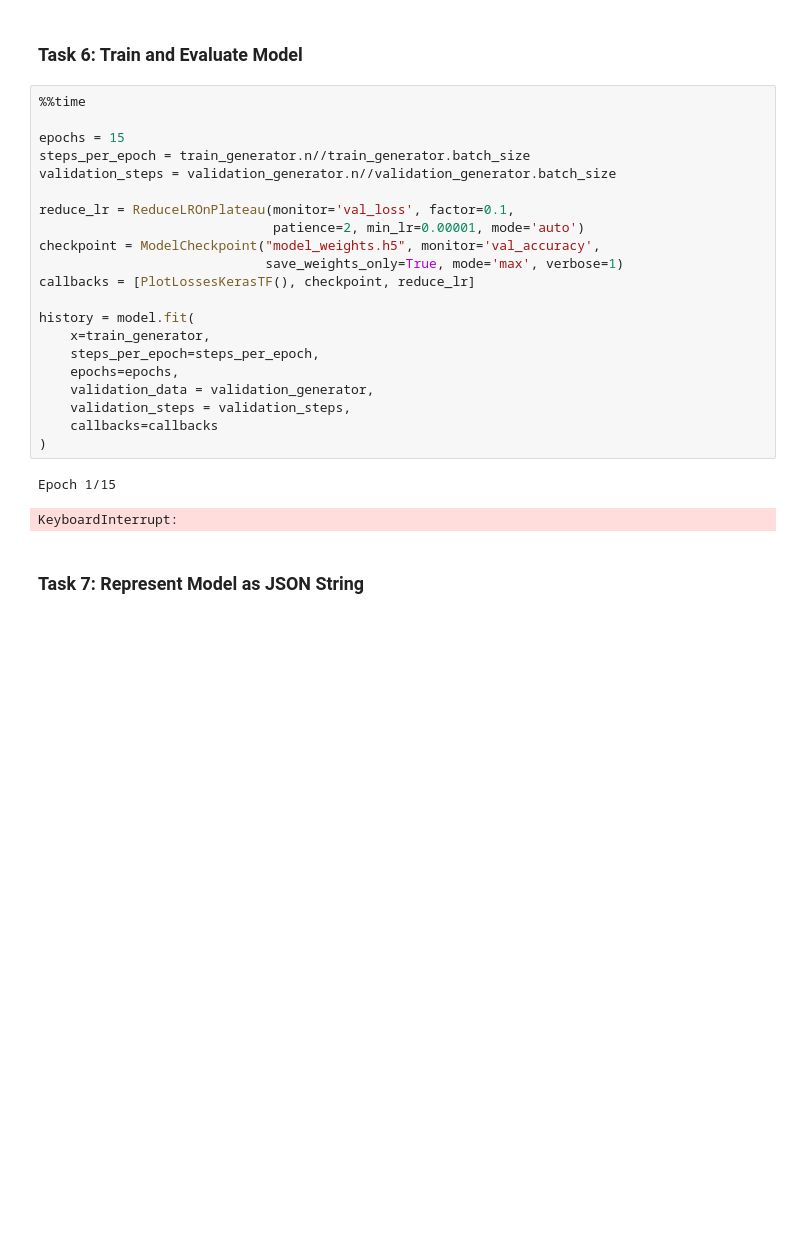
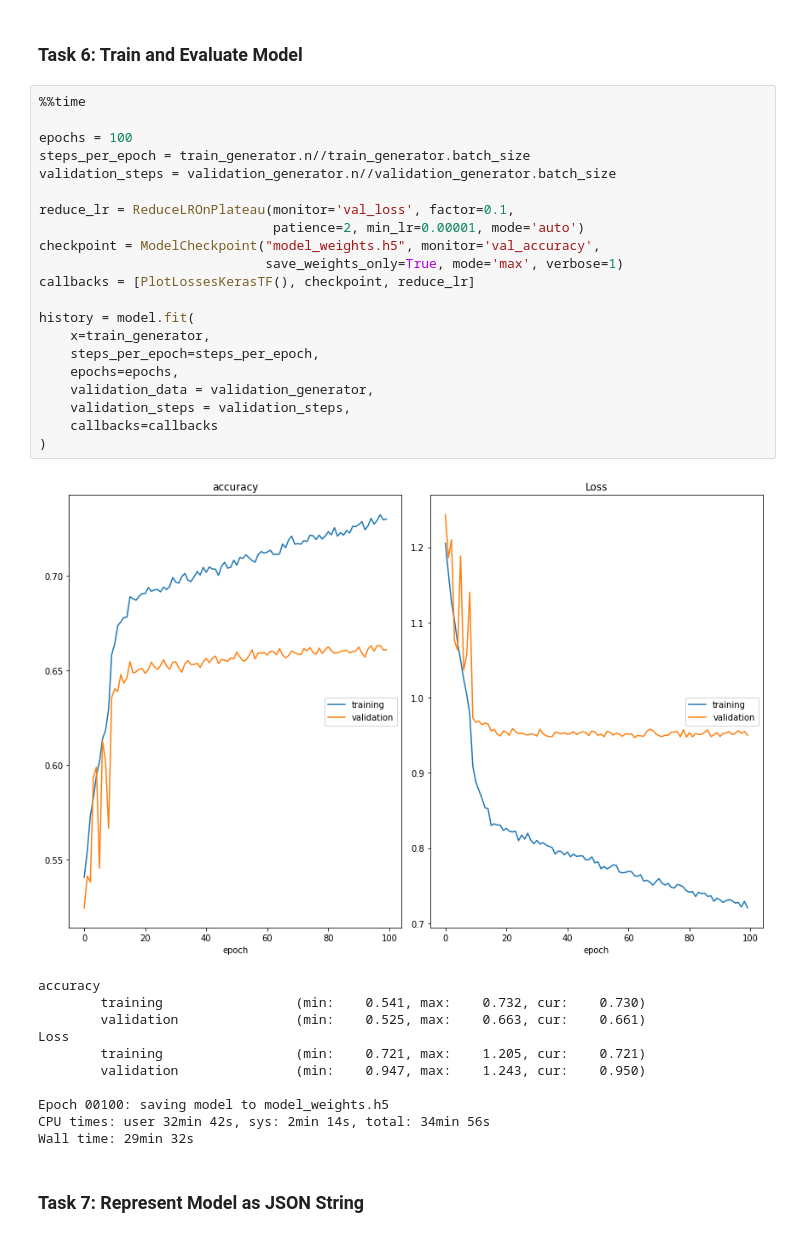
Before and after one commit to manthan1610/Facial-Expression-Recognition, a Jupyter notebook: Facial_Expression_Training.ipynb, the cells around one changed output. Drawn from its saved outputs; the diff is of its cells as text; blank space fills up the shorter version.

Commit message:
Train to 100epoch

```diff
--- a/Facial_Expression_Training.ipynb
+++ b/Facial_Expression_Training.ipynb
@@ -143,27 +178,36 @@ _________________________________________________________________
 # %%
 %%time
 
-epochs = 15
+epochs = 100
 steps_per_epoch = train_generator.n//train_generator.batch_size
 validation_steps = validation_generator.n//validation_generator.batch_size
 
 reduce_lr = ReduceLROnPlateau(monitor='val_loss', factor=0.1,
                               patience=2, min_lr=0.00001, mode='auto')
 checkpoint = ModelCheckpoint("model_weights.h5", monitor='val_accuracy',
                              save_weights_only=True, mode='max', verbose=1)
 callbacks = [PlotLossesKerasTF(), checkpoint, reduce_lr]
 
 history = model.fit(
     x=train_generator,
     steps_per_epoch=steps_per_epoch,
     epochs=epochs,
     validation_data = validation_generator,
     validation_steps = validation_steps,
     callbacks=callbacks
 )
 # %% [output]
+[figure, added]
-Epoch 1/15
+accuracy
+        training                 (min:    0.541, max:    0.732, cur:    0.730)
+        validation               (min:    0.525, max:    0.663, cur:    0.661)
+Loss
+        training                 (min:    0.721, max:    1.205, cur:    0.721)
+        validation               (min:    0.947, max:    1.243, cur:    0.950)
+
+Epoch 00100: saving model to model_weights.h5
+CPU times: user 32min 42s, sys: 2min 14s, total: 34min 56s
+Wall time: 29min 32s
-KeyboardInterrupt:
 # %% [markdown]
 ### Task 7: Represent Model as JSON String
 # %%
```
Also changed, not shown: parts of 5 cells of this notebook.
